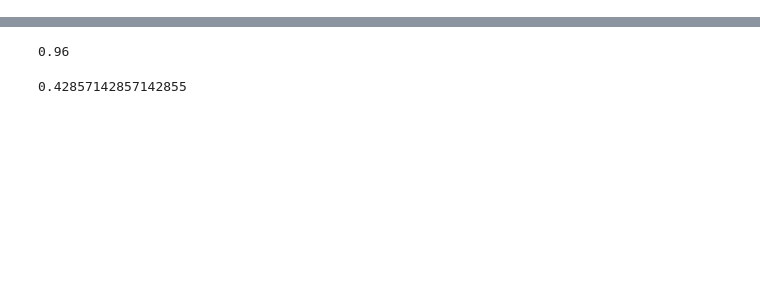
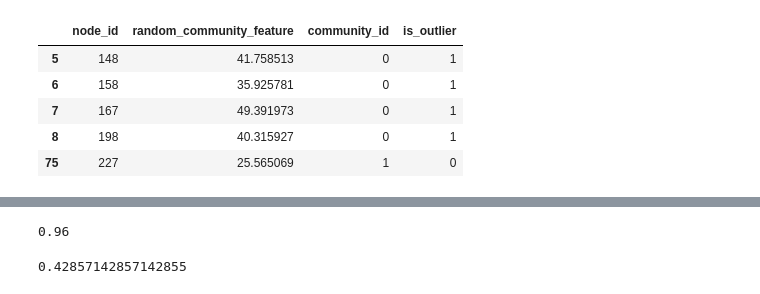
Before and after one commit to ashdehghan/NEExT, a Jupyter notebook: experiments/graph_splitter.ipynb, the cells around one changed output, grey strips where cells are left out. Cells and saved outputs as stored; diff of their text form; code cells hidden in the pictures; blank space fills up the shorter version.

```diff
--- a/experiments/graph_splitter.ipynb
+++ b/experiments/graph_splitter.ipynb
@@ -283,0 +312,12 @@ out
+# %%
+features_file_path = "../data/ABCDO-full/features.csv"
+_features = pd.read_csv(features_file_path)
+# _features['is_outlier'][ind]
+_features[_features.node_id.isin(ind)].sort_values('node_id')
+# %% [output]
+|  | node_id | random_community_feature | community_id | is_outlier |
+| 5 | 148 | 41.758513 | 0 | 1 |
+| 6 | 158 | 35.925781 | 0 | 1 |
+| 7 | 167 | 49.391973 | 0 | 1 |
+| 8 | 198 | 40.315927 | 0 | 1 |
+| 75 | 227 | 25.565069 | 1 | 0 |
```
Also changed, not shown: parts of 14 cells of this notebook, 3 other files.
